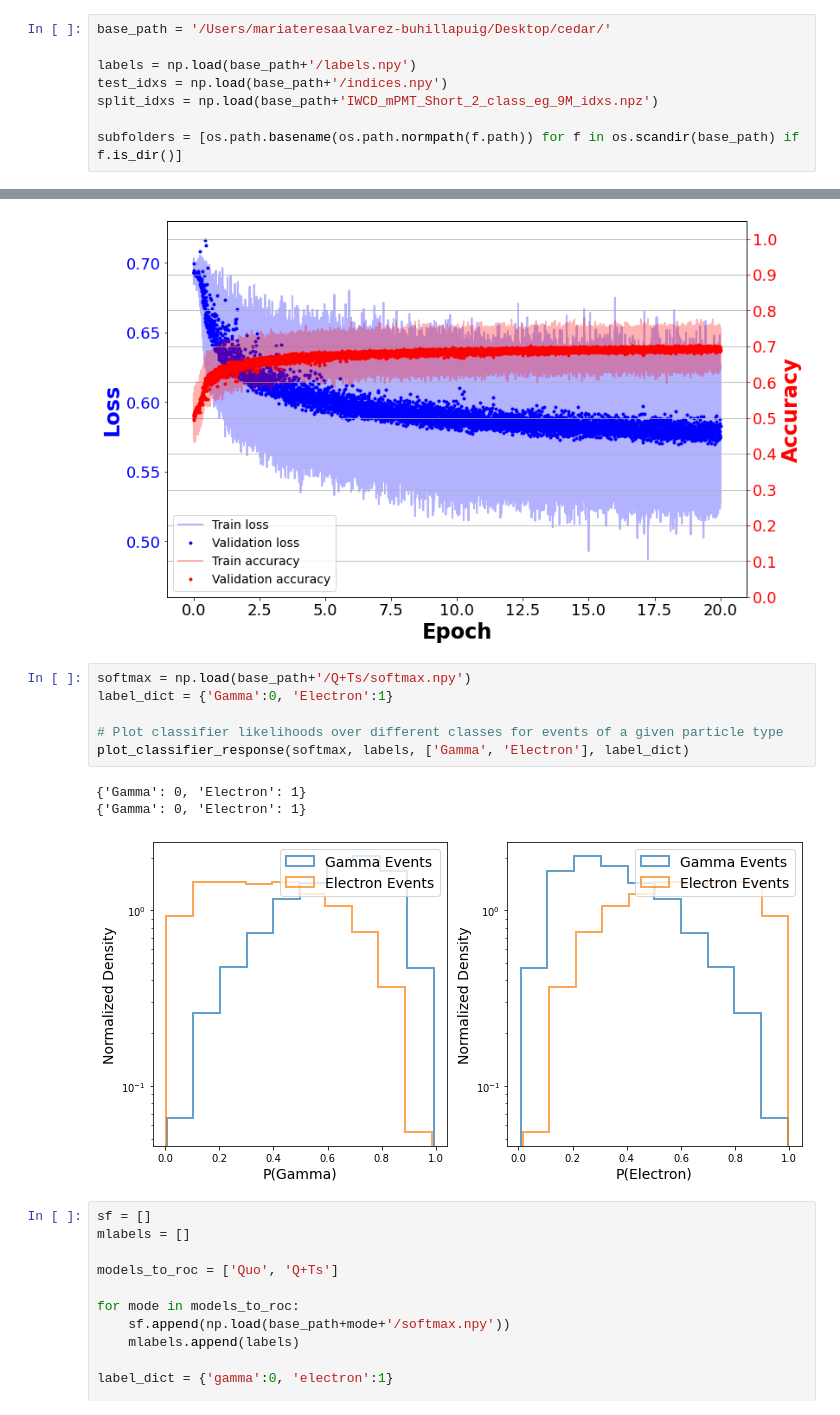
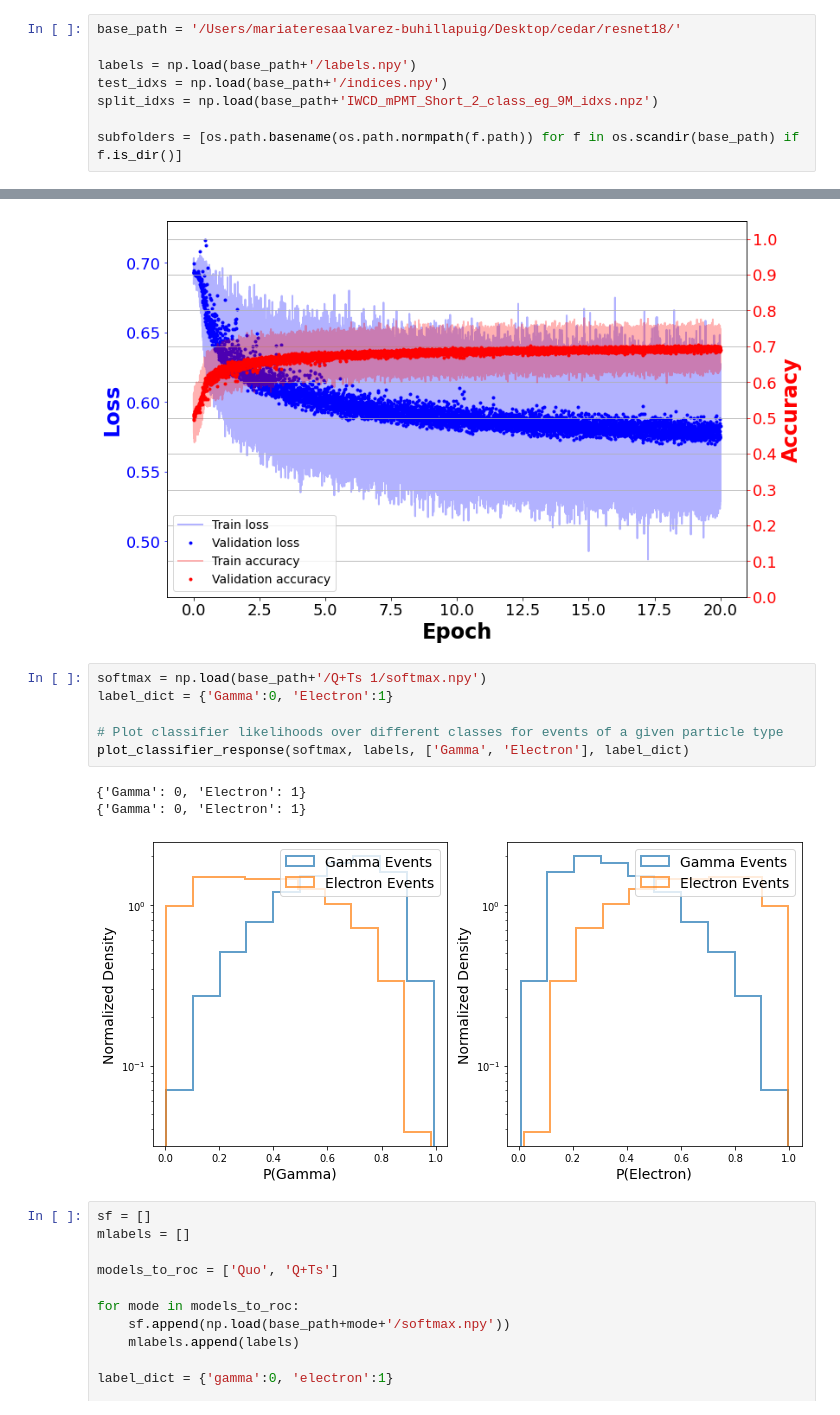
Before and after one commit to inakierregueab/WatChMaL, a Jupyter notebook: notebooks/time_as_channel/exploration_time.ipynb, the cells around one changed output, grey strips where cells are left out. Drawn from its saved outputs; the diff is of its cells as text.

```diff
--- a/notebooks/time_as_channel/exploration_time.ipynb
+++ b/notebooks/time_as_channel/exploration_time.ipynb
@@ -139,5 +141,5 @@ Found training logs:  ['./data/Qt/log_train_0.csv']
 # %%
-base_path = '/Users/mariateresaalvarez-buhillapuig/Desktop/cedar/'
+base_path = '/Users/mariateresaalvarez-buhillapuig/Desktop/cedar/resnet18/'
 
 labels = np.load(base_path+'/labels.npy')
 test_idxs = np.load(base_path+'/indices.npy')
@@ -228,15 +233,15 @@ disp_learn_hist(base_path+'Q+T', losslims=(0.46, 0.73))
 Found training logs:  ['/Users/mariateresaalvarez-buhillapuig/Desktop/cedar/Q+T/log_train_0.csv', '/Users/mariateresaalvarez-buhillapuig/Desktop/cedar/Q+T/log_train_1.csv', '/Users/mariateresaalvarez- ...
 [figure]
 # %%
-softmax = np.load(base_path+'/Q+Ts/softmax.npy')
+softmax = np.load(base_path+'/Q+Ts 1/softmax.npy')
 label_dict = {'Gamma':0, 'Electron':1}
 
 # Plot classifier likelihoods over different classes for events of a given particle type
 plot_classifier_response(softmax, labels, ['Gamma', 'Electron'], label_dict)
 # %% [output]
 {'Gamma': 0, 'Electron': 1}
 {'Gamma': 0, 'Electron': 1}
-[figure, old version]
+[figure, new version]
 # %%
 sf = []
 mlabels = []
```
Also changed, not shown: parts of 15 cells of this notebook, 16 other files.
